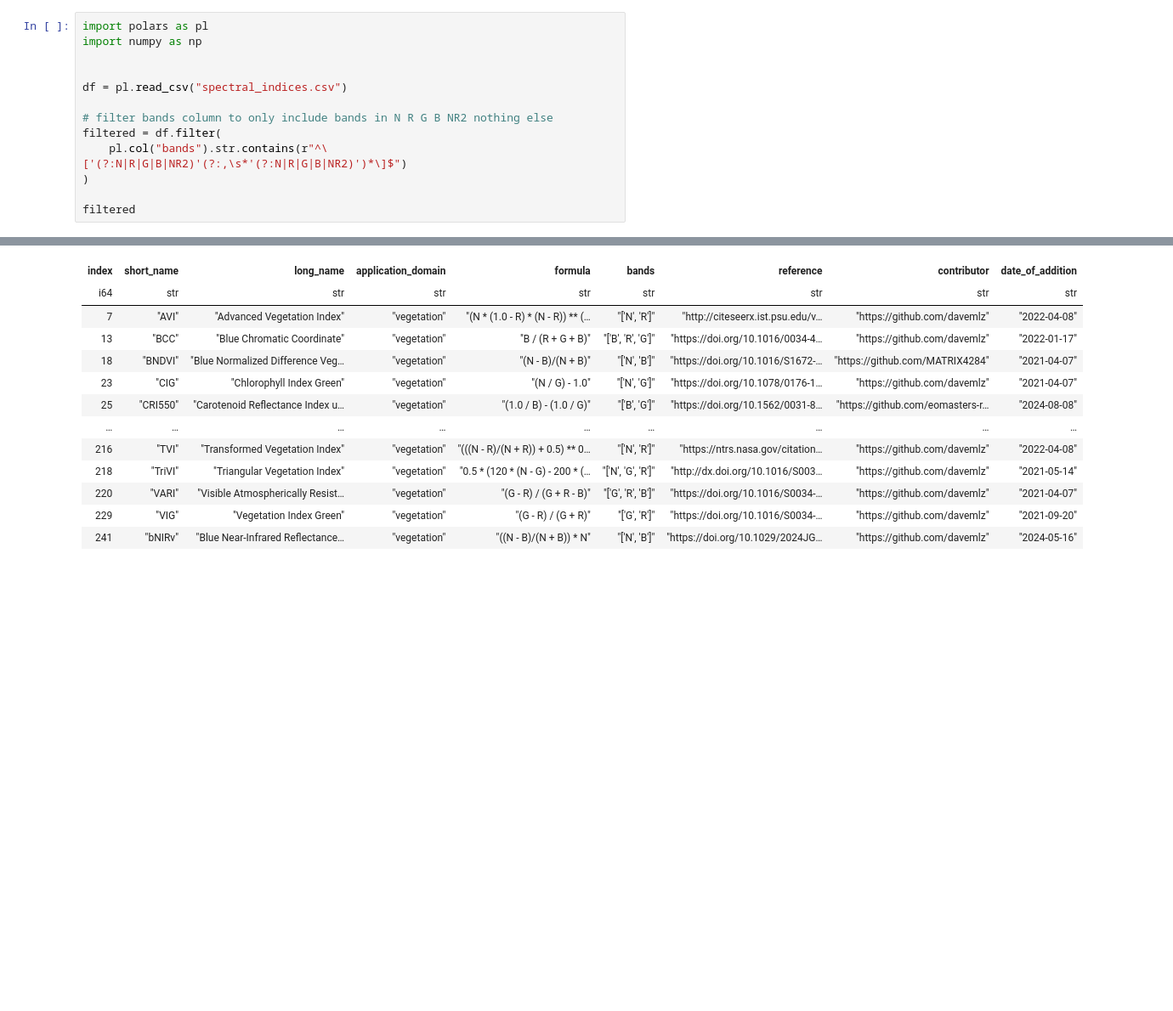
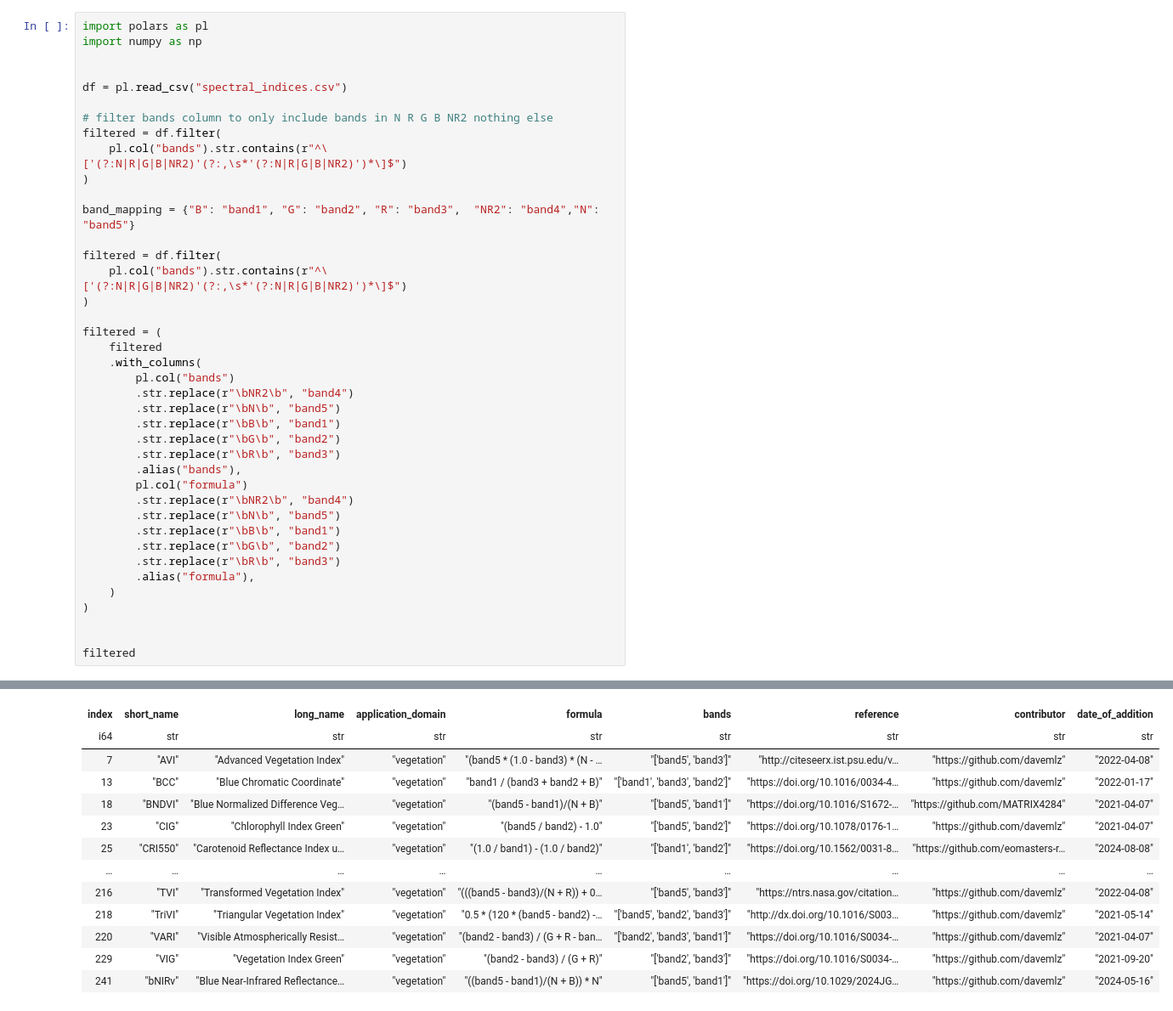
Before and after one commit to ReneHeim/proj_on_uav, a Jupyter notebook: Documentation/Notebooks/indeces.ipynb, the cells around one changed output, grey strips where cells are left out. Shown at 85% size. Drawn from its saved outputs; the diff is of its cells as text; blank space fills up the shorter version.

```diff
--- a/Documentation/Notebooks/indeces.ipynb
+++ b/Documentation/Notebooks/indeces.ipynb
@@ -1,28 +1,55 @@
 # %%
 import polars as pl
 import numpy as np
 
 
 df = pl.read_csv("spectral_indices.csv")
 
 # filter bands column to only include bands in N R G B NR2 nothing else
 filtered = df.filter(
     pl.col("bands").str.contains(r"^\['(?:N|R|G|B|NR2)'(?:,\s*'(?:N|R|G|B|NR2)')*\]$")
 )
 
+band_mapping = {"B": "band1", "G": "band2", "R": "band3",  "NR2": "band4","N": "band5"}
+
+filtered = df.filter(
+    pl.col("bands").str.contains(r"^\['(?:N|R|G|B|NR2)'(?:,\s*'(?:N|R|G|B|NR2)')*\]$")
+)
+
+filtered = (
+    filtered
+    .with_columns(
+        pl.col("bands")
+        .str.replace(r"\bNR2\b", "band4")
+        .str.replace(r"\bN\b", "band5")
+        .str.replace(r"\bB\b", "band1")
+        .str.replace(r"\bG\b", "band2")
+        .str.replace(r"\bR\b", "band3")
+        .alias("bands"),
+        pl.col("formula")
+        .str.replace(r"\bNR2\b", "band4")
+        .str.replace(r"\bN\b", "band5")
+        .str.replace(r"\bB\b", "band1")
+        .str.replace(r"\bG\b", "band2")
+        .str.replace(r"\bR\b", "band3")
+        .alias("formula"),
+    )
+)
+
+
 filtered
 # %% [output]
 shape: (59, 9)
 | index | short_name | long_name | application_domain | formula | bands | reference | contributor | date_of_addition |
 | i64 | str | str | str | str | str | str | str | str |
-| 7 | "AVI" | "Advanced Vegetation Index" | "vegetation" | "(N * (1.0 - R) * (N - R)) ** (… | "['N', 'R']" | "http://citeseerx.ist.psu.edu/v… | "https://github.com/davemlz" | "2022-04-08" |
-| 13 | "BCC" | "Blue Chromatic Coordinate" | "vegetation" | "B / (R + G + B)" | "['B', 'R', 'G']" | "https://doi.org/10.1016/0034-4… | "https://github.com/davemlz" | "2022-01-17" |
-| 18 | "BNDVI" | "Blue Normalized Difference Veg… | "vegetation" | "(N - B)/(N + B)" | "['N', 'B']" | "https://doi.org/10.1016/S1672-… | "https://github.com/MATRIX4284" | "2021-04-07" |
-| 23 | "CIG" | "Chlorophyll Index Green" | "vegetation" | "(N / G) - 1.0" | "['N', 'G']" | "https://doi.org/10.1078/0176-1… | "https://github.com/davemlz" | "2021-04-07" |
-| 25 | "CRI550" | "Carotenoid Reflectance Index u… | "vegetation" | "(1.0 / B) - (1.0 / G)" | "['B', 'G']" | "https://doi.org/10.1562/0031-8… | "https://github.com/eomasters-r… | "2024-08-08" |
+| 7 | "AVI" | "Advanced Vegetation Index" | "vegetation" | "(band5 * (1.0 - band3) * (N - … | "['band5', 'band3']" | "http://citeseerx.ist.psu.edu/v… | "https://github.com/davemlz" | "2022-04-08" |
+| 13 | "BCC" | "Blue Chromatic Coordinate" | "vegetation" | "band1 / (band3 + band2 + B)" | "['band1', 'band3', 'band2']" | "https://doi.org/10.1016/0034-4… | "https://github.com/davemlz" | "2022-01-17" |
+| 18 | "BNDVI" | "Blue Normalized Difference Veg… | "vegetation" | "(band5 - band1)/(N + B)" | "['band5', 'band1']" | "https://doi.org/10.1016/S1672-… | "https://github.com/MATRIX4284" | "2021-04-07" |
+| 23 | "CIG" | "Chlorophyll Index Green" | "vegetation" | "(band5 / band2) - 1.0" | "['band5', 'band2']" | "https://doi.org/10.1078/0176-1… | "https://github.com/davemlz" | "2021-04-07" |
+| 25 | "CRI550" | "Carotenoid Reflectance Index u… | "vegetation" | "(1.0 / band1) - (1.0 / band2)" | "['band1', 'band2']" | "https://doi.org/10.1562/0031-8… | "https://github.com/eomasters-r… | "2024-08-08" |
 | … | … | … | … | … | … | … | … | … |
-| 216 | "TVI" | "Transformed Vegetation Index" | "vegetation" | "(((N - R)/(N + R)) + 0.5) ** 0… | "['N', 'R']" | "https://ntrs.nasa.gov/citation… | "https://github.com/davemlz" | "2022-04-08" |
-| 218 | "TriVI" | "Triangular Vegetation Index" | "vegetation" | "0.5 * (120 * (N - G) - 200 * (… | "['N', 'G', 'R']" | "http://dx.doi.org/10.1016/S003… | "https://github.com/davemlz" | "2021-05-14" |
-| 220 | "VARI" | "Visible Atmospherically Resist… | "vegetation" | "(G - R) / (G + R - B)" | "['G', 'R', 'B']" | "https://doi.org/10.1016/S0034-… | "https://github.com/davemlz" | "2021-04-07" |
-| 229 | "VIG" | "Vegetation Index Green" | "vegetation" | "(G - R) / (G + R)" | "['G', 'R']" | "https://doi.org/10.1016/S0034-… | "https://github.com/davemlz" | "2021-09-20" |
-| 241 | "bNIRv" | "Blue Near-Infrared Reflectance… | "vegetation" | "((N - B)/(N + B)) * N" | "['N', 'B']" | "https://doi.org/10.1029/2024JG… | "https://github.com/davemlz" | "2024-05-16" |
+| 216 | "TVI" | "Transformed Vegetation Index" | "vegetation" | "(((band5 - band3)/(N + R)) + 0… | "['band5', 'band3']" | "https://ntrs.nasa.gov/citation… | "https://github.com/davemlz" | "2022-04-08" |
+| 218 | "TriVI" | "Triangular Vegetation Index" | "vegetation" | "0.5 * (120 * (band5 - band2) -… | "['band5', 'band2', 'band3']" | "http://dx.doi.org/10.1016/S003… | "https://github.com/davemlz" | "2021-05-14" |
+| 220 | "VARI" | "Visible Atmospherically Resist… | "vegetation" | "(band2 - band3) / (G + R - ban… | "['band2', 'band3', 'band1']" | "https://doi.org/10.1016/S0034-… | "https://github.com/davemlz" | "2021-04-07" |
+| 229 | "VIG" | "Vegetation Index Green" | "vegetation" | "(band2 - band3) / (G + R)" | "['band2', 'band3']" | "https://doi.org/10.1016/S0034-… | "https://github.com/davemlz" | "2021-09-20" |
+| 241 | "bNIRv" | "Blue Near-Infrared Reflectance… | "vegetation" | "((band5 - band1)/(N + B)) * N" | "['band5', 'band1']" | "https://doi.org/10.1029/2024JG… | "https://github.com/davemlz" | "2024-05-16" |
```
Also changed, not shown: parts of 4 cells of this notebook, 36 other files.
